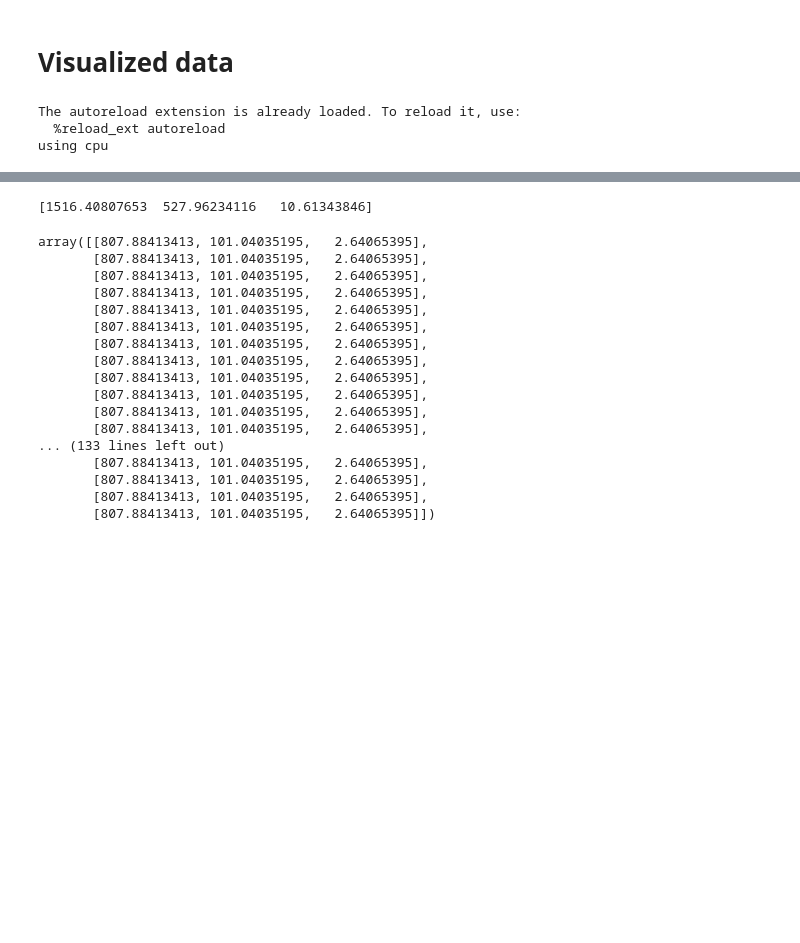
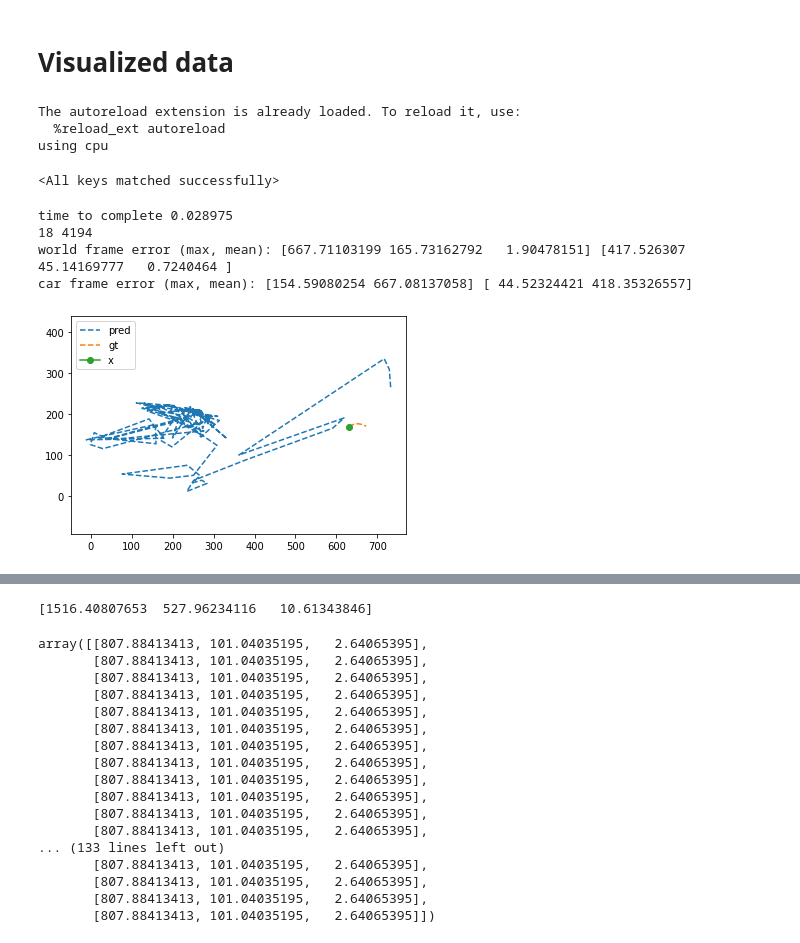
Before and after one commit to adkala/lvbc, a Jupyter notebook: visualizer.ipynb, the cells around one changed output, grey strips where cells are left out. Saved outputs shown, nothing was run; the diff lists cells and outputs as text; code cells hidden in the pictures; blank space fills up the shorter version.

```diff
--- a/visualizer.ipynb
+++ b/visualizer.ipynb
@@ -12,7 +12,7 @@ import numpy as np
 import torch
 import matplotlib.pyplot as plt
 
-config = run.make_config('configs/horizonlstm_position_gaussian.yaml')
+config = run.make_config('configs/horizonlstm_position.yaml')
 # %% [output]
 The autoreload extension is already loaded. To reload it, use:
   %reload_ext autoreload
@@ -24,7 +25,9 @@ torch_dict = torch.load('models/horizonlstm_position_lr0.001-l4-h200-mse_29-11-2
 # %%
 import models
-config['model'] = models.HorizonLSTMWithVariance()
-#config['model'].load_state_dict(torch_dict['model_state_dict'], strict=False)
+#config['model'] = models.HorizonLSTMWithVariance()
+config['model'].load_state_dict(torch_dict['model_state_dict'], strict=False)
+# %% [output]
+<All keys matched successfully>
 # %%
 def plot_trajectories(y_pred, y, x=None, delta_p=True, ax=None,):
     if delta_p:
@@ -64,20 +67,36 @@ def get_car_frame_error(y_pred, y, r):
 # %%
 i = np.random.randint(len(config['train_datasets']))
 j = np.random.randint(len(config['train_datasets'][i]))
 
 x, y = config['train_datasets'][i][j]
 
 y *= config['train_datasets'][i].p_r
+
+###
+import time
+
+a = time.time()
 y_pred = config['model'].generate(torch.tensor(x[:config['window']]).float(), torch.tensor(x[config['window']:, 3:]).float())
+#y_pred = config['model'].generate(torch.tensor(x[:20]).float(), torch.tensor(x[20:30, 3:]).float())
 y_pred = y_pred.detach().numpy() * config['train_datasets'][i].p_r
+b = time.time()
+print('time to complete %f' % (b - a))
+
+###
 
 x = x[:, :3] * config['train_datasets'][i].p_r
 y = y[-config['horizon']:]
 
 print(i, j)
 plot_trajectories(y_pred, y, x=x[:config['window']], delta_p=config['delta_p'])
 #plot_trajectories(y , y, delta_p=config['delta_p'])
 
 print('world frame error (max, mean):', np.max(np.abs(y_pred - y), axis=0), np.mean(np.abs(y_pred - y), axis=0))
 cfe = get_car_frame_error(y_pred, y, x[-config['horizon']:, -1])
 print('car frame error (max, mean):', np.max(np.abs(cfe), axis=0), np.mean(np.abs(cfe), axis=0))
+# %% [output]
+time to complete 0.028975
+18 4194
+world frame error (max, mean): [667.71103199 165.73162792   1.90478151] [417.526307    45.14169777   0.7240464 ]
+car frame error (max, mean): [154.59080254 667.08137058] [ 44.52324421 418.35326557]
+[figure, added]
```
Also changed, not shown: parts of 4 cells of this notebook, 6 other files.
